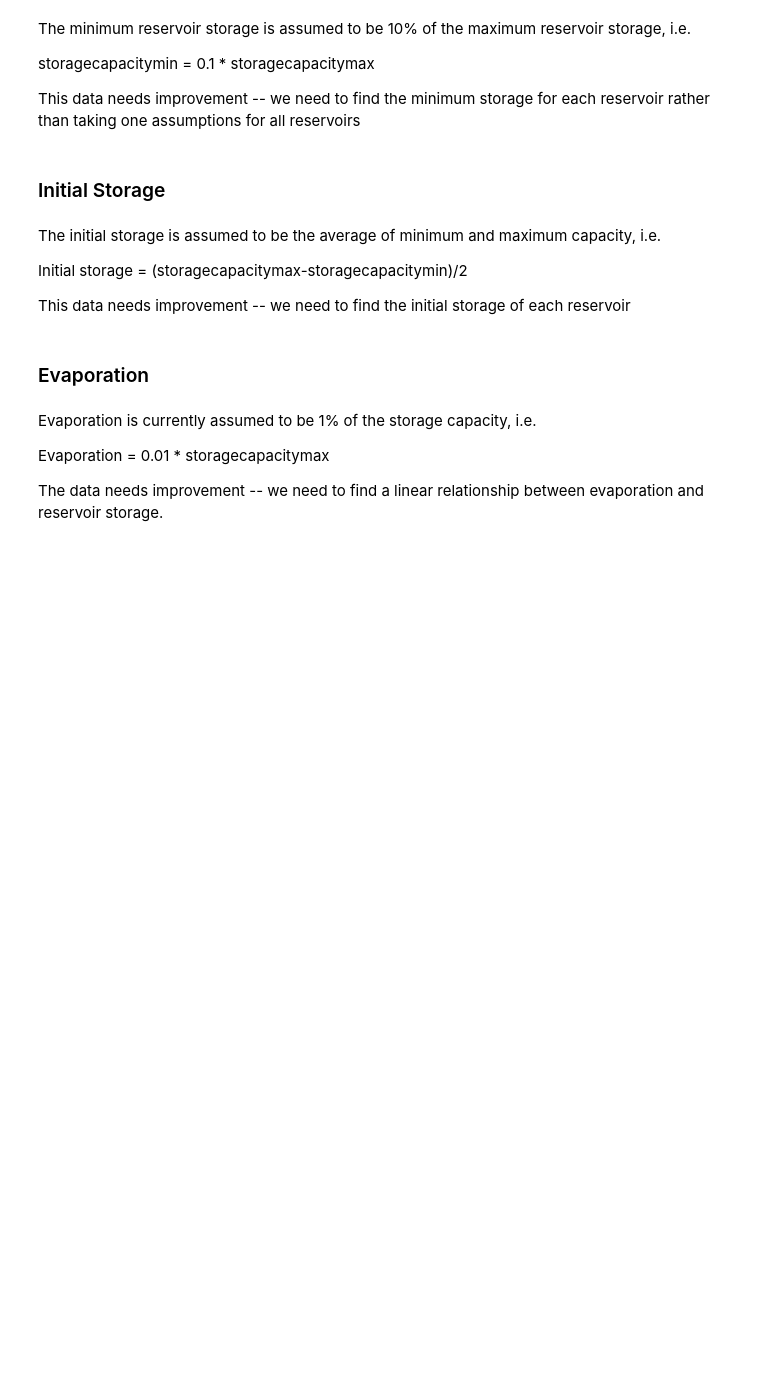
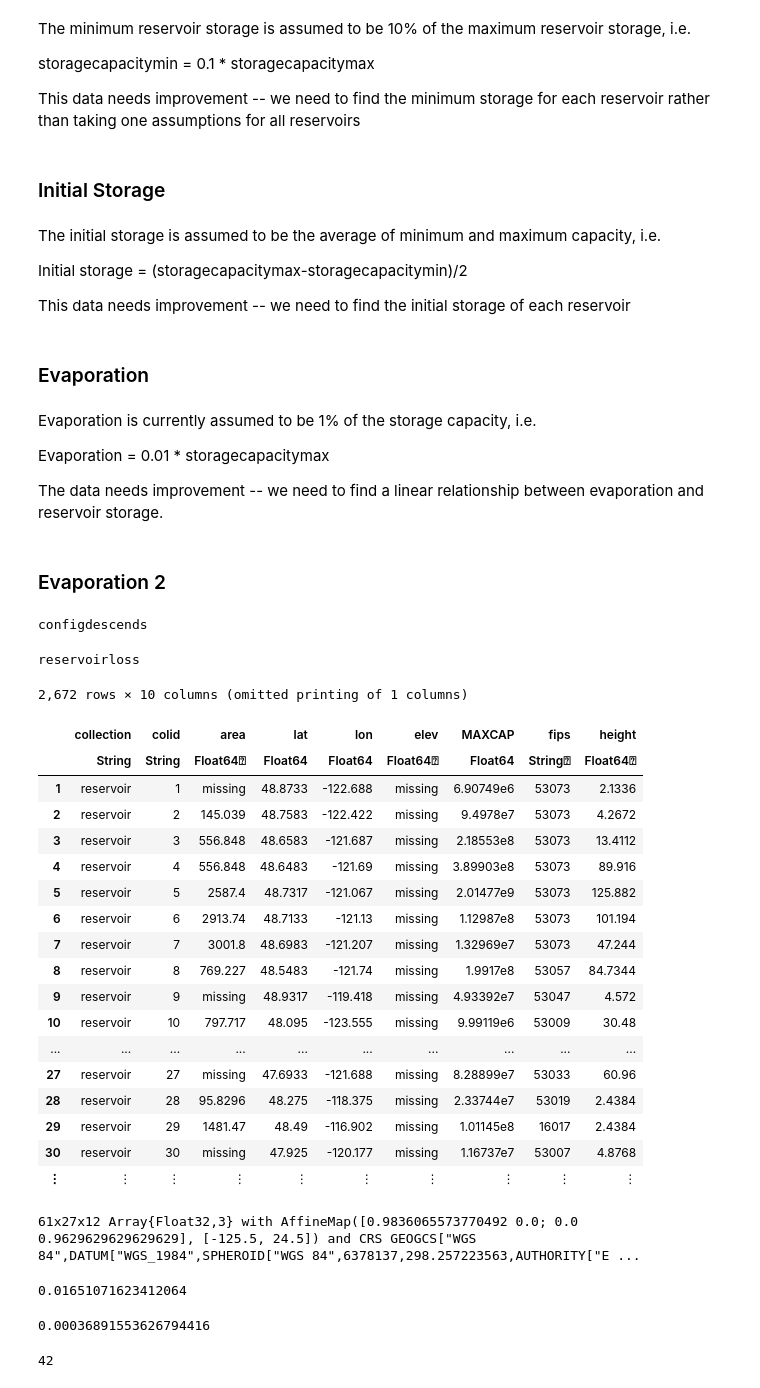
Before and after one commit to AmericasWater/awash, a Jupyter notebook: docs/Reservoir.ipynb, the cells around one changed output. Cells and saved outputs as stored; diff of their text form; code cells hidden in the pictures; blank space fills up the shorter version.

Commit message:
add reservoir losses

```diff
--- a/docs/Reservoir.ipynb
+++ b/docs/Reservoir.ipynb
@@ -302,3 +302,5 @@ Evaporation is currently assumed to be 1% of the storage capacity, i.e.
 Evaporation = 0.01 * storagecapacitymax
 
 The data needs improvement -- we need to find a linear relationship between evaporation and reservoir storage.
+# %% [markdown]
+### Evaporation 2
@@ -304,0 +309,38 @@ The data needs improvement -- we need to find a linear relationship between evap
+# %%
+include("../src/lib/readconfig.jl")
+# %% [output]
+configdescends
+# %%
+include("../src/lib/reservoirs.jl")
+# %% [output]
+reservoirloss
+# %%
+config = readconfig("../configs/standard.yml")
+reservoirs = getreservoirs(config)
+# %% [output]
+2,672 rows × 10 columns (omitted printing of 1 columns)
+|  | collection | colid | area | lat | lon | elev | MAXCAP | fips | height |
+|  | String | String | Float64⍰ | Float64 | Float64 | Float64⍰ | Float64 | String⍰ | Float64⍰ |
+| 1 | reservoir | 1 | missing | 48.8733 | -122.688 | missing | 6.90749e6 | 53073 | 2.1336 |
+| 2 | reservoir | 2 | 145.039 | 48.7583 | -122.422 | missing | 9.4978e7 | 53073 | 4.2672 |
+| 3 | reservoir | 3 | 556.848 | 48.6583 | -121.687 | missing | 2.18553e8 | 53073 | 13.4112 |
+| 4 | reservoir | 4 | 556.848 | 48.6483 | -121.69 | missing | 3.89903e8 | 53073 | 89.916 |
+| 5 | reservoir | 5 | 2587.4 | 48.7317 | -121.067 | missing | 2.01477e9 | 53073 | 125.882 |
+| 6 | reservoir | 6 | 2913.74 | 48.7133 | -121.13 | missing | 1.12987e8 | 53073 | 101.194 |
+| 7 | reservoir | 7 | 3001.8 | 48.6983 | -121.207 | missing | 1.32969e7 | 53073 | 47.244 |
+| 8 | reservoir | 8 | 769.227 | 48.5483 | -121.74 | missing | 1.9917e8 | 53057 | 84.7344 |
+| 9 | reservoir | 9 | missing | 48.9317 | -119.418 | missing | 4.93392e7 | 53047 | 4.572 |
+| 10 | reservoir | 10 | 797.717 | 48.095 | -123.555 | missing | 9.99119e6 | 53009 | 30.48 |
+| ... | ... | ... | ... | ... | ... | ... | ... | ... | ... |
+| 27 | reservoir | 27 | missing | 47.6933 | -121.688 | missing | 8.28899e7 | 53033 | 60.96 |
+| 28 | reservoir | 28 | 95.8296 | 48.275 | -118.375 | missing | 2.33744e7 | 53019 | 2.4384 |
+| 29 | reservoir | 29 | 1481.47 | 48.49 | -116.902 | missing | 1.01145e8 | 16017 | 2.4384 |
+| 30 | reservoir | 30 | missing | 47.925 | -120.177 | missing | 1.16737e7 | 53007 | 4.8768 |
+| ⋮ | ⋮ | ⋮ | ⋮ | ⋮ | ⋮ | ⋮ | ⋮ | ⋮ | ⋮ |
+# %%
+evap = ncread(loadpath("global/evaporation-monthly.nc4"), "evap")
+gevap = GeoArray(evap[:, :, 1, :])
+bbox!(gevap, (min_x=-125.5, min_y=24.5, max_x=-65.5, max_y=50.5))
+epsg!(gevap, 4326)
+# %% [output]
+61x27x12 Array{Float32,3} with AffineMap([0.9836065573770492 0.0; 0.0 0.9629629629629629], [-125.5, 24.5]) and CRS GEOGCS["WGS 84",DATUM["WGS_1984",SPHEROID["WGS 84",6378137,298.257223563,AUTHORITY["E ...
@@ -304,0 +356,13 @@ The data needs improvement -- we need to find a linear relationship between evap
+# %%
+using Statistics
+mean(allresmon)
+# %% [output]
+0.01651071623412064
+# %%
+median(allresmon)
+# %% [output]
+0.00036891553626794416
+# %%
+sum(allresmon .>= 0.01)
+# %% [output]
+42
```
Also changed, not shown: parts of 5 cells of this notebook, 9 other files.
